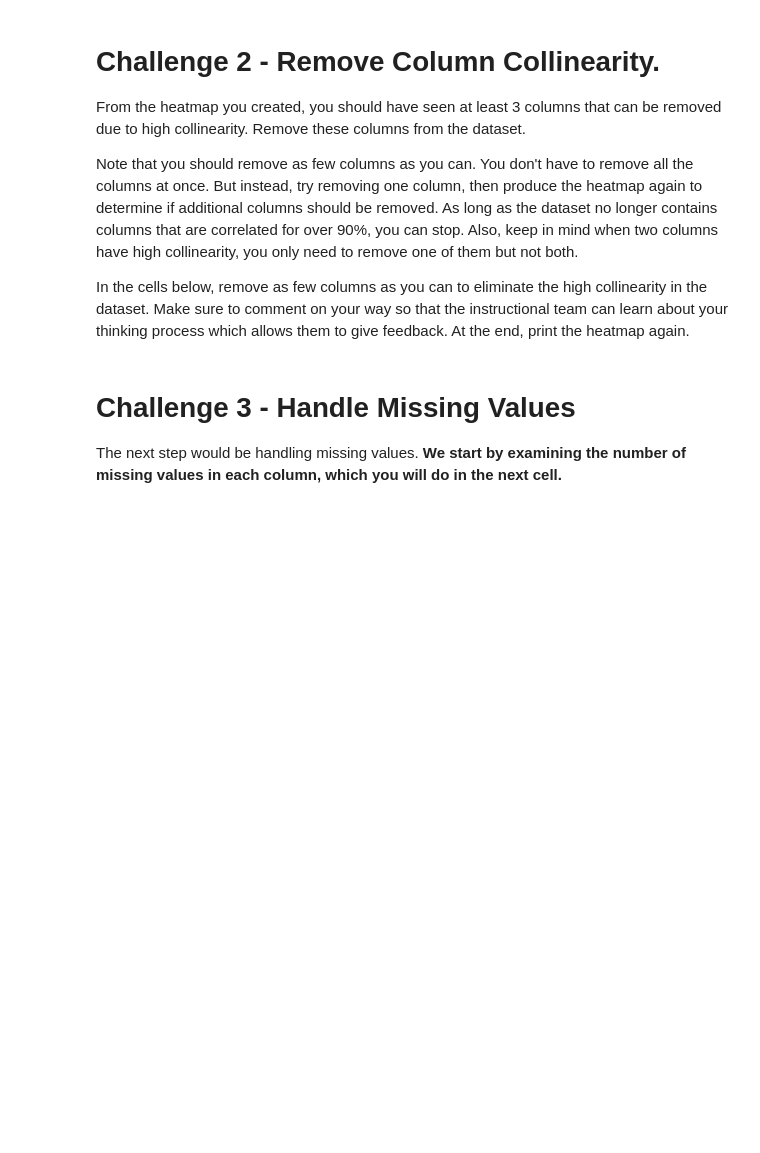
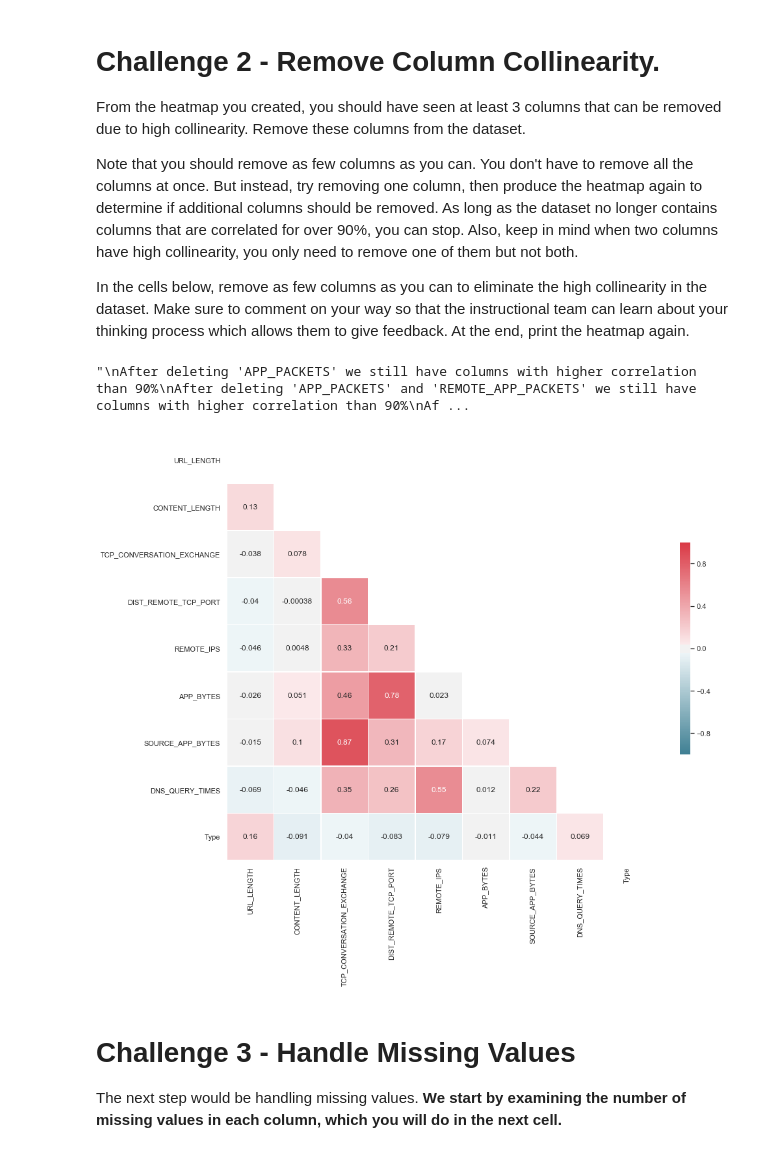
Before and after one commit to ta-datapt-bcn/lab-supervised-learning, a Jupyter notebook: your-code/main.ipynb, the cells around one changed output. Cells and saved outputs as stored; diff of their text form; code cells hidden in the pictures; blank space fills up the shorter version.

```diff
--- a/your-code/main.ipynb
+++ b/your-code/main.ipynb
@@ -71,3 +194,49 @@ In the cells below, remove as few columns as you can to eliminate the high colli
+# %%
+# Your code here
+
+web1 = websites.drop('APP_PACKETS', axis = 1)
+web2 = web1.drop('REMOTE_APP_PACKETS', axis = 1)
+web3 = web2.drop('SOURCE_APP_PACKETS', axis = 1)
+web4 = web3.drop('NUMBER_SPECIAL_CHARACTERS', axis = 1)
+web5 = web4.drop('REMOTE_APP_BYTES', axis = 1)
+
+websites = web5
+# %%
+# Your comment here
+
+"""
+After deleting 'APP_PACKETS' we still have columns with higher correlation than 90%
+After deleting 'APP_PACKETS' and 'REMOTE_APP_PACKETS' we still have columns with higher correlation than 90%
+After deleting 'APP_PACKETS', 'REMOTE_APP_PACKETS' and 'SOURCE_APP_PACKETS' we still have columns with higher
+correlation than 90%
+After deleting 'APP_PACKETS', 'REMOTE_APP_PACKETS', 'SOURCE_APP_PACKETS' and 'NUMBER_SPECIAL_CHARACTERS' we still
+have columns with higher correlation than 90%
+After deleting 'APP_PACKETS', 'REMOTE_APP_PACKETS', 'SOURCE_APP_PACKETS', 'NUMBER_SPECIAL_CHARACTERS' and 'REMOTE_APP_BYTES'
+we don't have columns with higher correlation than 90%
+"""
+# %% [output]
+"\nAfter deleting 'APP_PACKETS' we still have columns with higher correlation than 90%\nAfter deleting 'APP_PACKETS' and 'REMOTE_APP_PACKETS' we still have columns with higher correlation than 90%\nAf ...
+# %%
+# Print heatmap again
+
+sns.set(style="white")
+
+# Generate a mask for the upper triangle
+mask = np.triu(np.ones_like(websites.corr(), dtype=np.bool))
+
+# Set up the matplotlib figure
+f, ax = plt.subplots(figsize=(16, 12))
+
+# Generate a custom diverging colormap
+cmap = sns.diverging_palette(220, 10, as_cmap=True)
+
+# Draw the heatmap with the mask and correct aspect ratio
+sns.heatmap(websites.corr(), mask=mask, cmap=cmap, vmax=1, center=0, vmin=-1,
+            square=True, linewidths=.5, annot = True, cbar_kws={"shrink": .5})
+
+plt.show()
+# %% [output]
+[figure, added]
 # %% [markdown]
 # Challenge 3 - Handle Missing Values
 
```
Also changed, not shown: parts of 59 cells of this notebook, 1 other file.
